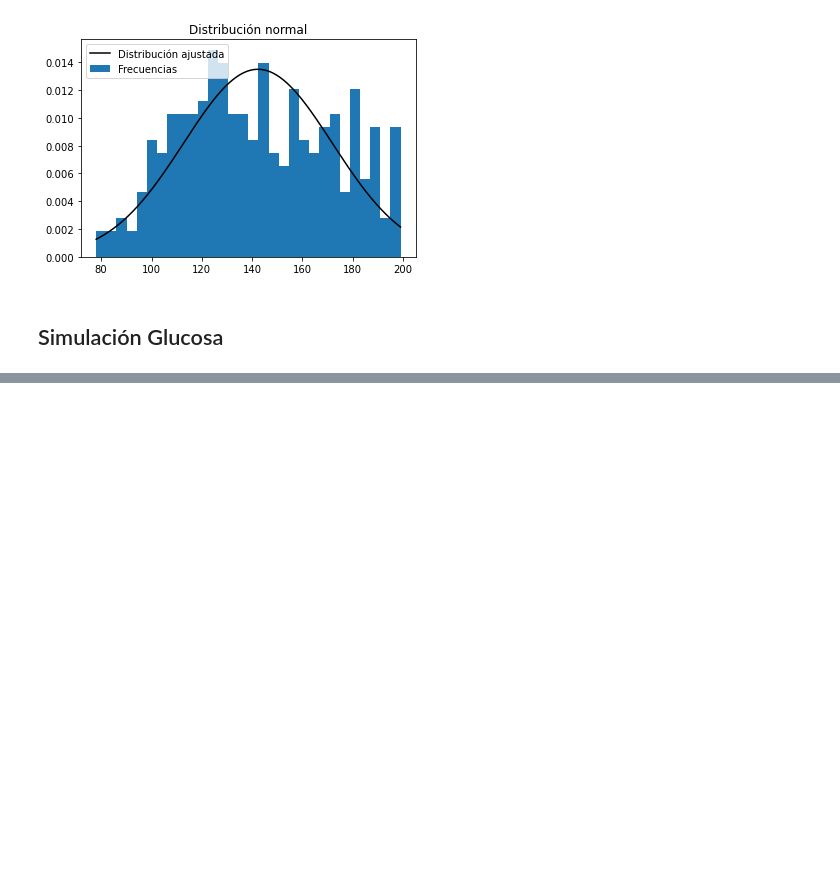
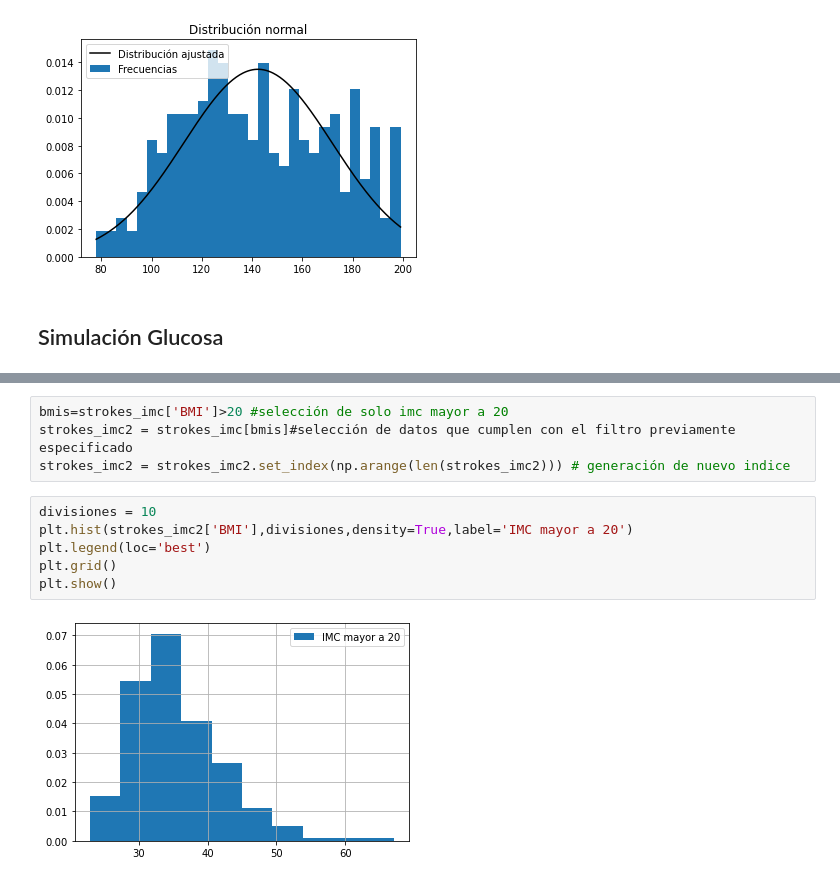
Before and after one commit to Carolina1002/PROYECTO_CBARBA_MAOCHOA, a Jupyter notebook: Proyecto_CBARBA_MAOCHOA.ipynb, the cells around one changed output, grey strips where cells are left out. Cells and saved outputs as stored; diff of their text form; blank space fills up the shorter version.

```diff
--- a/Proyecto_CBARBA_MAOCHOA.ipynb
+++ b/Proyecto_CBARBA_MAOCHOA.ipynb
@@ -198,0 +211,12 @@ montecarlo_standar.mean()
+# %%
+bmis=strokes_imc['BMI']>20 #selección de solo imc mayor a 20
+strokes_imc2 = strokes_imc[bmis]#selección de datos que cumplen con el filtro previamente especificado
+strokes_imc2 = strokes_imc2.set_index(np.arange(len(strokes_imc2))) # generación de nuevo indice
+# %%
+divisiones = 10
+plt.hist(strokes_imc2['BMI'],divisiones,density=True,label='IMC mayor a 20')
+plt.legend(loc='best')
+plt.grid()
+plt.show()
+# %% [output]
+[figure, added]
```
Also changed, not shown: parts of 23 cells of this notebook.
